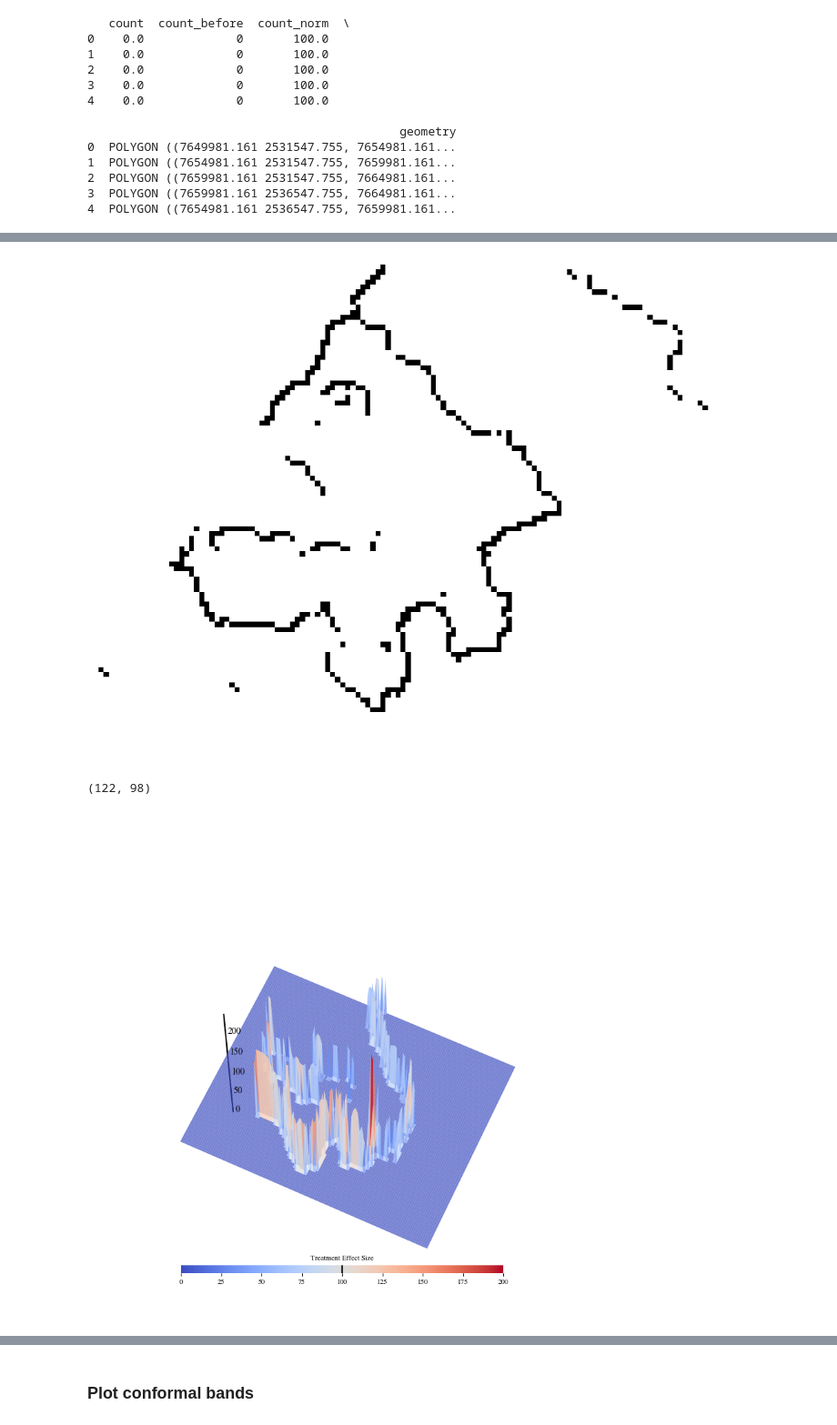
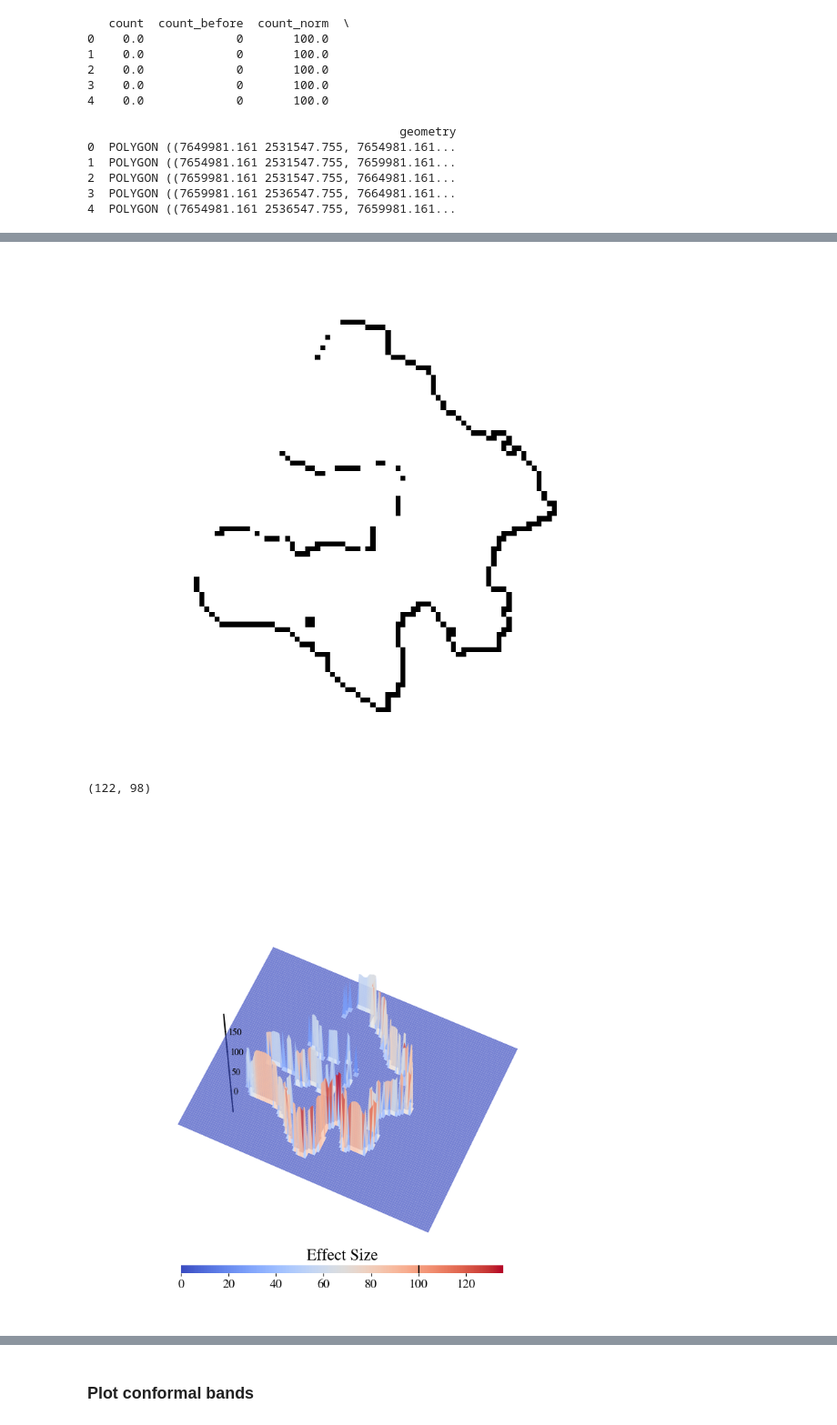
Before and after one commit to Davidvandijcke/fdr, a Jupyter notebook: src/analysis/india_fdd.ipynb, the cells around one changed output, grey strips where cells are left out. Shown at 91% size. Cells and saved outputs as stored; diff of their text form; code cells hidden in the pictures.

```diff
--- a/src/analysis/india_fdd.ipynb
+++ b/src/analysis/india_fdd.ipynb
@@ -68,13 +52,13 @@ fn_merged = os.path.join(data_out, 'india', 'rajasatan_cheating_grid.geojson')
 gdf = gpd.read_file(fn_merged)
 # gdf = gdf.to_crs('epsg:3857')
 
-gdf['count_norm'] = gdf['count_norm'] * 100
+gdf['count_norm'] = gdf['count_norm'] * 100 * 3
 gdf['count_norm'] = np.where(gdf['count_before'] == 0, 100, gdf['count_norm'])
 print(gdf.head())
 Y = np.array(gdf['count_norm'])
 X = np.stack([np.array(gdf.geometry.centroid.x), np.array(gdf.geometry.centroid.y)]).T
 
-qtile = np.quantile(Y, 0.95)
+qtile = np.quantile(Y, 0.9)
 Y[Y>qtile] = qtile
 # %% [output]
    count  count_before  count_norm  \
@@ -92,9 +76,10 @@ Y[Y>qtile] = qtile
 4  POLYGON ((7654981.161 2536547.755, 7659981.161...
 # %%
 # get SURE parameters
-fto = os.path.join(data_out, 'india_mobile_SURE_95_025_lambda100_nu01.pkl') 	# india_mobile_SURE_95_025_lambda100.pkl
+fto = os.path.join(data_out, 'india_mobile_SURE_95_025_lambda100_nu001_index100.pkl') 	# india_mobile_SURE_95_025_lambda100.pkl
 with open(fto, "rb") as f:
     res = pickle.load(f)
+
 
 best = res.get_best_result(metric = "score", mode = "min")
 
@@ -229,10 +214,10 @@ ax.set_axis_off()
 ax.axis("equal")
 plt.savefig("india_Jgrid.pdf", bbox_inches="tight")
 # %% [output]
-[figure, old version]
+[figure, new version]
 # %%
 # plot treatment effect curve
-jumps = model.boundaryGridToData(J_grid, u*3)
+jumps = model.boundaryGridToData(J_grid, u)
 jumpdf = pd.DataFrame(jumps)
 
 jumpdf['Y_jumpsize'] = jumpdf['Y_jumpsize'].abs()
@@ -246,11 +231,6 @@ for index,row in jumpdf.iterrows():
 Xplot.shape
 # %% [output]
 (122, 98)
-# %%
-# remove parts in the northeast
-Xplot[(model.grid_x[...,1]*300 > 220) & (model.grid_x[...,0]*300 > 140)] = 0
-Xplot[(model.grid_x[...,1]*300 < 75) & (model.grid_x[...,0]*300 < 63)] = 0
-Xplot[(model.grid_x[...,0]*300 < 20)] = 0
 # %%
 from scipy.ndimage import gaussian_filter
 
@@ -284,42 +264,41 @@ ax.set_xticks([])
 ax.set_yticks([])
 
 # Draw the artificial z-axis. This example places it at the left front corner.
-# You can adjust the X, Y coordinates as needed.
 x_start, y_start = 35, 60
 z_lim = ax.get_zlim()
 ax.plot([x_start, x_start], [y_start, y_start], [z_lim[0], z_lim[1]], color='k')
 
 cbar_ax = fig.add_axes([0.25, 0.1, 0.5, 0.015])  # [left, bottom, width, height]
-cbar_ax.set_title("Treatment Effect Size", fontsize=8, loc="center")
+cbar_ax.set_title("Effect Size", fontsize=18, loc="center")
 temp = Xplot.copy()
 temp[temp>200] = 200
 m = cm.ScalarMappable(cmap="coolwarm")
 m.set_array(temp)
 cbar = plt.colorbar(m, cax=cbar_ax, orientation='horizontal')
 cbar.outline.set_visible(False)
 cbar.ax.axvline(100, color='k')  # Add vertical line at 100
-cbar.ax.tick_params(labelsize=8)
+cbar.ax.tick_params(labelsize=14)
 
 
 # Label the z-axis
 # ax.text(x_start, y_start, 1.1*z_lim[1], 'Index', fontsize=12)
 
 # Add ticks to the artificial z-axis
-number_of_ticks = 5
+number_of_ticks = 4
 tick_length = 0.2
-z_ticks = np.linspace(0, 200, number_of_ticks)
+z_ticks = np.linspace(0, 150, number_of_ticks)
 for z_tick in z_ticks:
     ax.plot([x_start, x_start + tick_length], [y_start, y_start], [z_tick, z_tick], color='k')
     ax.text(x_start + 15 * tick_length, y_start, z_tick, f"{z_tick:.0f}", verticalalignment='center')
 
 
 # Set the view angle
 ax.view_init(elev=65, azim=-65)
 plt.tight_layout()
 
 plt.savefig("india_treatmentcurve.pdf", bbox_inches="tight", dpi=300)
 # %% [output]
-[figure, old version]
+[figure, new version]
 # %%
 # store estimates for comparison to economic
 print("Median " + str(np.quantile(Xplot[Xplot > 0], 0.5)), " mean: ", str(Xplot[Xplot > 0].mean()))
```
Also changed, not shown: parts of 34 cells of this notebook, 4 other files.
